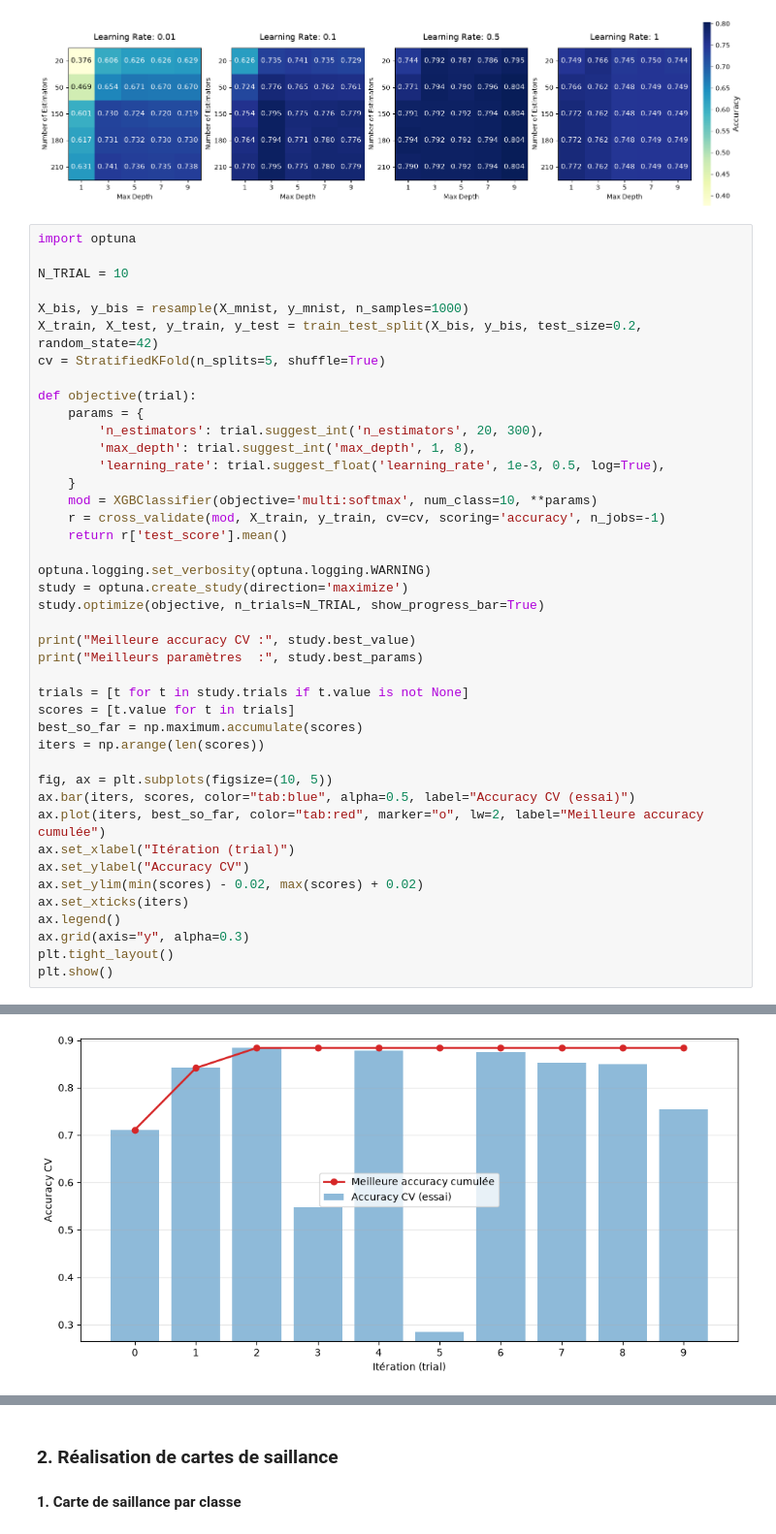
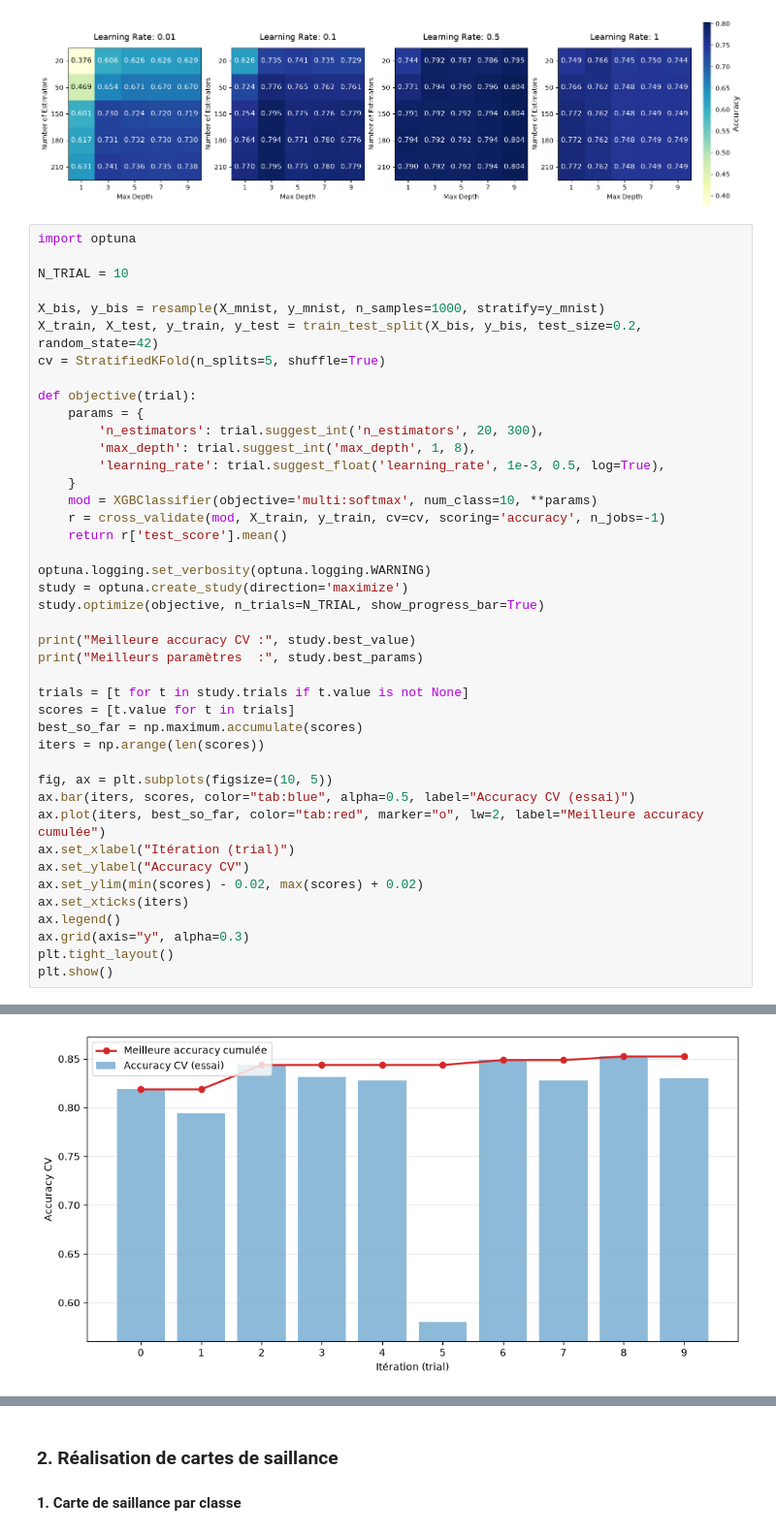
Before and after one commit to tbessadet/Projet_Collab_Sabine, a Jupyter notebook: DM_2_AC/DM_2_Theo_clean.ipynb, the cells around one changed output, grey strips where cells are left out. Shown at 97% size. Saved outputs shown, nothing was run; the diff lists cells and outputs as text.

```diff
--- a/DM_2_AC/DM_2_Theo_clean.ipynb
+++ b/DM_2_AC/DM_2_Theo_clean.ipynb
@@ -146,7 +145,7 @@ import optuna
 
 N_TRIAL = 10
 
-X_bis, y_bis = resample(X_mnist, y_mnist, n_samples=1000)
+X_bis, y_bis = resample(X_mnist, y_mnist, n_samples=1000, stratify=y_mnist)
 X_train, X_test, y_train, y_test = train_test_split(X_bis, y_bis, test_size=0.2, random_state=42)
 cv = StratifiedKFold(n_splits=5, shuffle=True)
 
@@ -189 +188 @@ Meilleurs paramètres  : {'n_estimators': 199, 'max_depth': 6, 'learning_rate':
-[figure, old version]
+[figure, new version]
```
Also changed, not shown: parts of 18 cells of this notebook, 2 other files.
